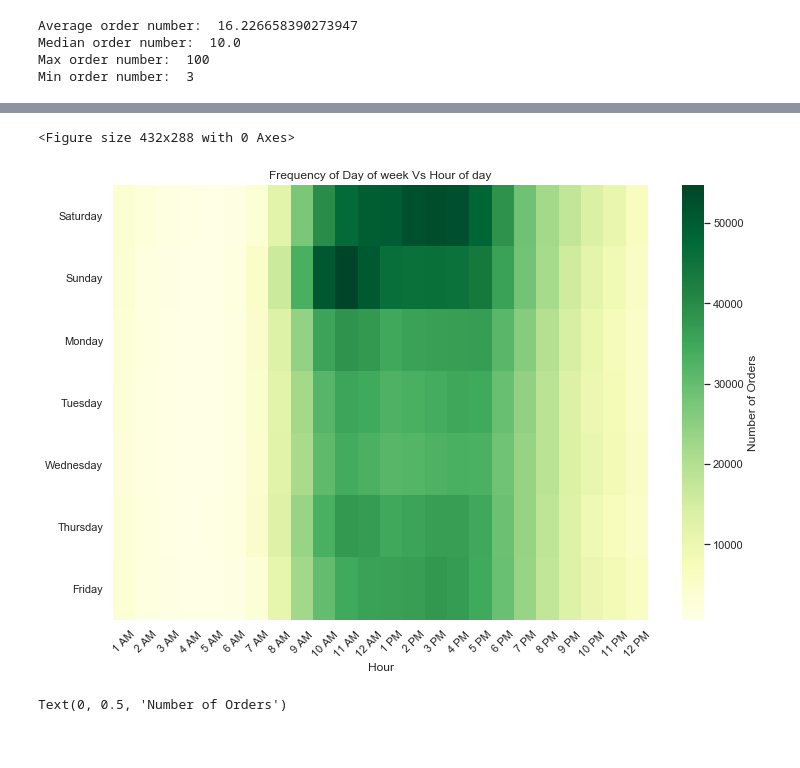
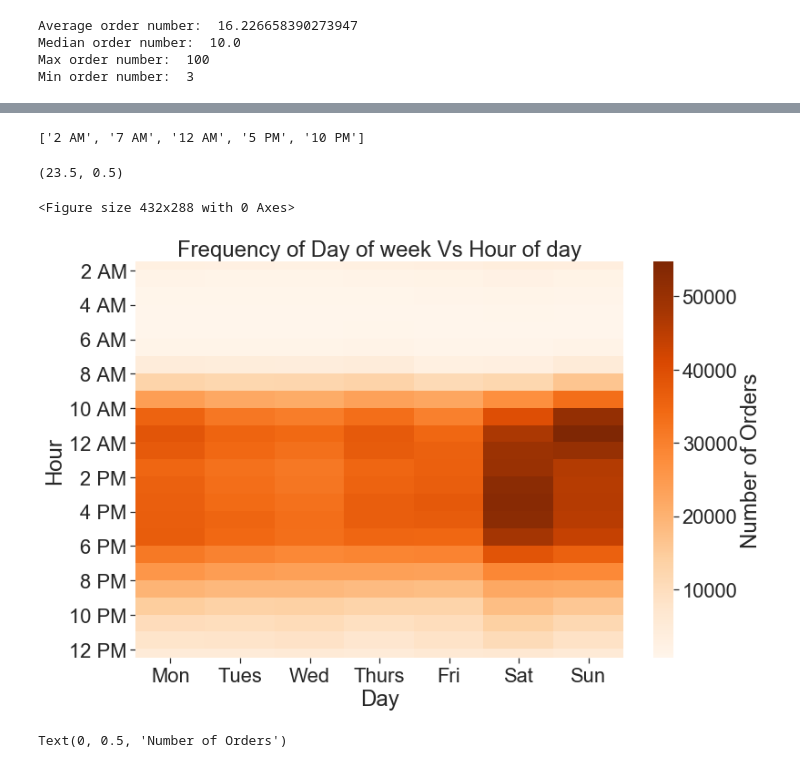
Before and after one commit to Josefa-Sullivan/Instacart, a Jupyter notebook: Zefa/EDA.ipynb, the cells around one changed output, grey strips where cells are left out. Cells and saved outputs as stored; diff of their text form; code cells hidden in the pictures.

```diff
--- a/Zefa/EDA.ipynb
+++ b/Zefa/EDA.ipynb
@@ -126,12 +149,14 @@ c = lambda x: insta_palette[color_label.index(x)]
 # %%
 plt.clf()
+
 plt.figure(figsize = (8,6))
-
+sns.set_style('ticks')
 g = sns.distplot(df,kde=False, bins=10, color=c('orange'),
                 hist_kws={'alpha':1} )
-ylabels = ['{:,.0f}'.format(y) for y in g.get_yticks()]
+ylabels = ['{:,.0f}'.format(y) + 'K' for y in g.get_yticks()/1000]
 g.set_yticklabels(ylabels)
 plt.xlabel('Orders per Customer')
 plt.ylabel('Customer Number')
-plt.savefig('orders_per_customer.pdf', format='pdf')
+# plt.tight_layout()
+# plt.savefig('orders_per_customer.pdf', format='pdf')
 # %% [output]
@@ -197,31 +241,42 @@ Text(0, 0.5, 'Number of Orders')
+# %%
+time_labels[0::5]
+time_labels[1::5]
+
+['2 AM',  '4 AM','6 AM', '8 AM','10 AM','12 PM', '2 PM', '4 PM','6 PM','8 PM','10 PM','12 AM']
+# %% [output]
+['2 AM', '7 AM', '12 AM', '5 PM', '10 PM']
 # %%
 grouped_df = orders.groupby(["order_dow", "order_hour_of_day"])["order_number"].aggregate("count").reset_index()
 grouped_df = grouped_df.pivot('order_dow', 'order_hour_of_day', 'order_number')
-
-hour_list = np.arange(1,13)
-am_pm = [' AM',' PM']
-time_labels = [str(i)+j for j in am_pm for i in hour_list]
+col_list_trans = [2,3,4,5,6,0,1]
+reordered_grouped_df = grouped_df.transpose()[col_list_trans]
 # %%
 plt.clf()
 
 plt.figure(figsize=(12,8))
-chart = sns.heatmap(grouped_df, cmap='YlGn', xticklabels=time_labels, cbar_kws={'label': 'Number of Orders'})
-chart.set(ylabel='', xlabel= 'Hour')
+chart = sns.heatmap(reordered_grouped_df, cmap='Oranges',
+                    yticklabels=time_labels,
+                    cbar_kws={'label': 'Number of Orders'},
+                   )
+chart.set(ylabel='Hour', xlabel= 'Day')
 chart.set_xticklabels(chart.get_xticklabels(), rotation=45)
+plt.yticks(grouped_df.columns[1::2], time_labels[1::2])
 
-chart.set_yticklabels(['Saturday', 'Sunday', 'Monday', 'Tuesday','Wednesday', 'Thursday', 'Friday'],rotation=0)
+
+chart.set_xticklabels(['Mon', 'Tues', 'Wed', 'Thurs','Fri', 'Sat', 'Sun'],rotation=0)
 
 
 plt.title("Frequency of Day of week Vs Hour of day")
 b, t = plt.ylim() # discover the values for bottom and top
 b += 0.5 # Add 0.5 to the bottom
 t -= 0.5 # Subtract 0.5 from the top
 plt.ylim(b, t) # update the ylim(bottom, top) values
-
-plt.savefig('orders_by_hour_day_GnYl.pdf', format='pdf')
+plt.tight_layout()
+plt.savefig('orders_by_hour_day_oranges_flip.pdf', format='pdf')
 # %% [output]
-<Figure size 432x288 with 0 Axes>
+(23.5, 0.5)
+<Figure size 432x288 with 0 Axes>
-[figure, old version]
+[figure, new version]
 # %%
 days_since = orders.groupby('days_since_prior_order').order_id.agg('count')
 
```
Also changed, not shown: parts of 27 cells of this notebook, 26 other files.
